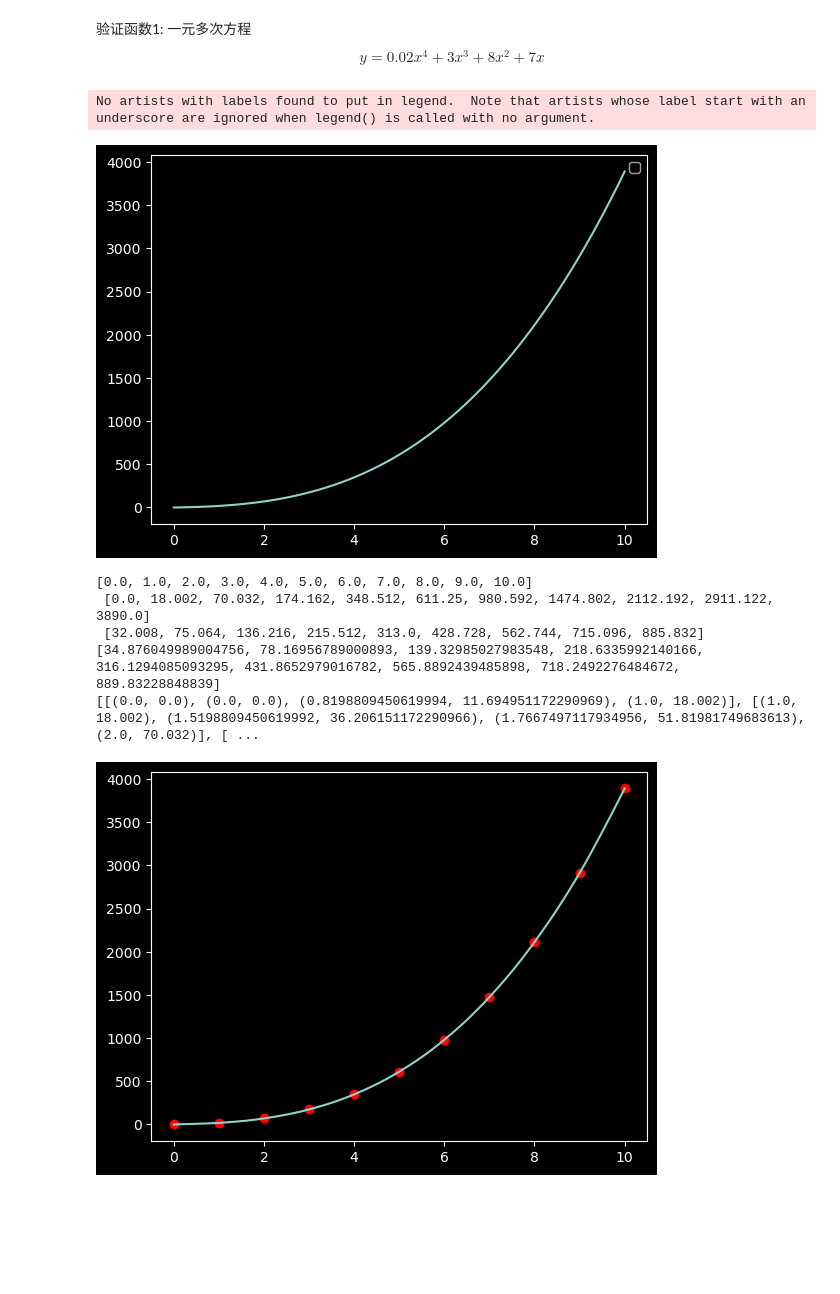
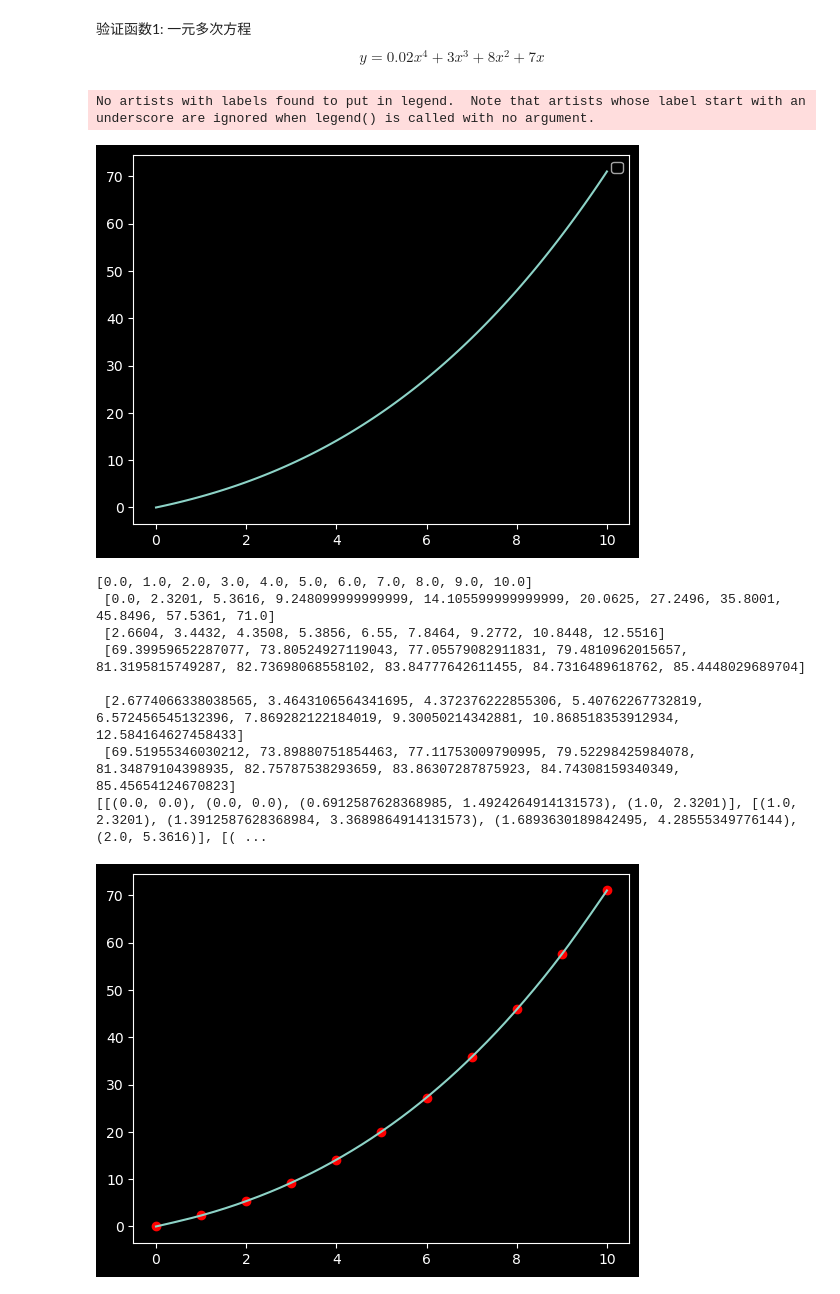
Before and after one commit to HardingPan/BezierPIV, a Jupyter notebook: bezier.ipynb, the cells around one changed output. Drawn from its saved outputs; the diff is of its cells as text; code cells hidden in the pictures; blank space fills up the shorter version.

```diff
--- a/bezier.ipynb
+++ b/bezier.ipynb
@@ -157,7 +157,7 @@ $$y=0.02x^4+3x^3+8x^2+7x$$
 """
 def fx_1(x_array):
     x, y = sp.symbols('x y')
-    y = 0.002 * sp.Pow(x, 4) + 3 * sp.Pow(x, 3) + 8 * sp.Pow(x, 2) + 7 * x
+    y = 0.0001 * sp.Pow(x, 4) + 0.02 * sp.Pow(x, 3) + 0.3 * sp.Pow(x, 2) + 2 * x
     k = sp.diff(y, x)
 
     y_res = []
@@ -185,34 +185,42 @@ plt.legend(loc='best')
 plt.show()
 # %% [output]
 No artists with labels found to put in legend.  Note that artists whose label start with an underscore are ignored when legend() is called with no argument.
-[figure, old version]
+[figure, new version]
 # %%
 """
 对所有插值点进行预测
 """
 x_1_sample = []
 y_1_sample = []
 k_1_sample = []
+a_1_sample = []
 for i in range(0, len(x_1), 10):
     x_1_sample.append(x_1[i])
     y_1_sample.append(y_1[i])
     k_1_sample.append(k_1[i])
+    a_1_sample.append(np.degrees(np.arctan(k_1[i])))
 
-print(x_1_sample, '\n', y_1_sample, '\n', k_1_sample[1:-1])
+print(x_1_sample, '\n', y_1_sample, '\n', k_1_sample[1:-1], '\n', a_1_sample[1:-1])
 
 x_1_sample_curve, y_1_sample_curve, c = smoothing_base_bezier(x_1_sample, y_1_sample, k=0.3)
 k_1_sample_curve = []
+a_1_sample_curve = []
 for i in range(101, len(x_1_sample_curve)-1, 101):
     k_1_sample_curve.append(dB(y_1_sample_curve[i+1], y_1_sample_curve[i-1], x_1_sample_curve[i+1], x_1_sample_curve[i-1]))
-print(k_1_sample_curve)
+for i in range(len(k_1_sample_curve)):
+    a_1_sample_curve.append(np.degrees(np.arctan(k_1_sample_curve[i])))
+print('\n', k_1_sample_curve, '\n', a_1_sample_curve)
 plt.plot(x_1_sample, y_1_sample, 'ro')
 plt.plot(x_1_sample_curve, y_1_sample_curve)
 
 print(c)
 # %% [output]
 [0.0, 1.0, 2.0, 3.0, 4.0, 5.0, 6.0, 7.0, 8.0, 9.0, 10.0]
- [0.0, 18.002, 70.032, 174.162, 348.512, 611.25, 980.592, 1474.802, 2112.192, 2911.122, 3890.0]
- [32.008, 75.064, 136.216, 215.512, 313.0, 428.728, 562.744, 715.096, 885.832]
-[34.876049989004756, 78.16956789000893, 139.32985027983548, 218.6335992140166, 316.1294085093295, 431.8652979016782, 565.8892439485898, 718.2492276484672, 889.83228848839]
-[[(0.0, 0.0), (0.0, 0.0), (0.8198809450619994, 11.694951172290969), (1.0, 18.002)], [(1.0, 18.002), (1.5198809450619992, 36.206151172290966), (1.7667497117934956, 51.81981749683613), (2.0, 70.032)], [ ...
+ [0.0, 2.3201, 5.3616, 9.248099999999999, 14.105599999999999, 20.0625, 27.2496, 35.8001, 45.8496, 57.5361, 71.0]
+ [2.6604, 3.4432, 4.3508, 5.3856, 6.55, 7.8464, 9.2772, 10.8448, 12.5516]
+ [69.39959652287077, 73.80524927119043, 77.05579082911831, 79.4810962015657, 81.3195815749287, 82.73698068558102, 83.84777642611455, 84.7316489618762, 85.4448029689704]
+
+ [2.6774066338038565, 3.4643106564341695, 4.372376222855306, 5.40762267732819, 6.572456545132396, 7.869282122184019, 9.30050214342881, 10.868518353912934, 12.584164627458433]
+ [69.51955346030212, 73.89880751854463, 77.11753009790995, 79.52298425984078, 81.34879104398935, 82.75787538293659, 83.86307287875923, 84.74308159340349, 85.45654124670823]
+[[(0.0, 0.0), (0.0, 0.0), (0.6912587628368985, 1.4924264914131573), (1.0, 2.3201)], [(1.0, 2.3201), (1.3912587628368984, 3.3689864914131573), (1.6893630189842495, 4.28555349776144), (2.0, 5.3616)], [( ...
-[figure, old version]
+[figure, new version]
```
